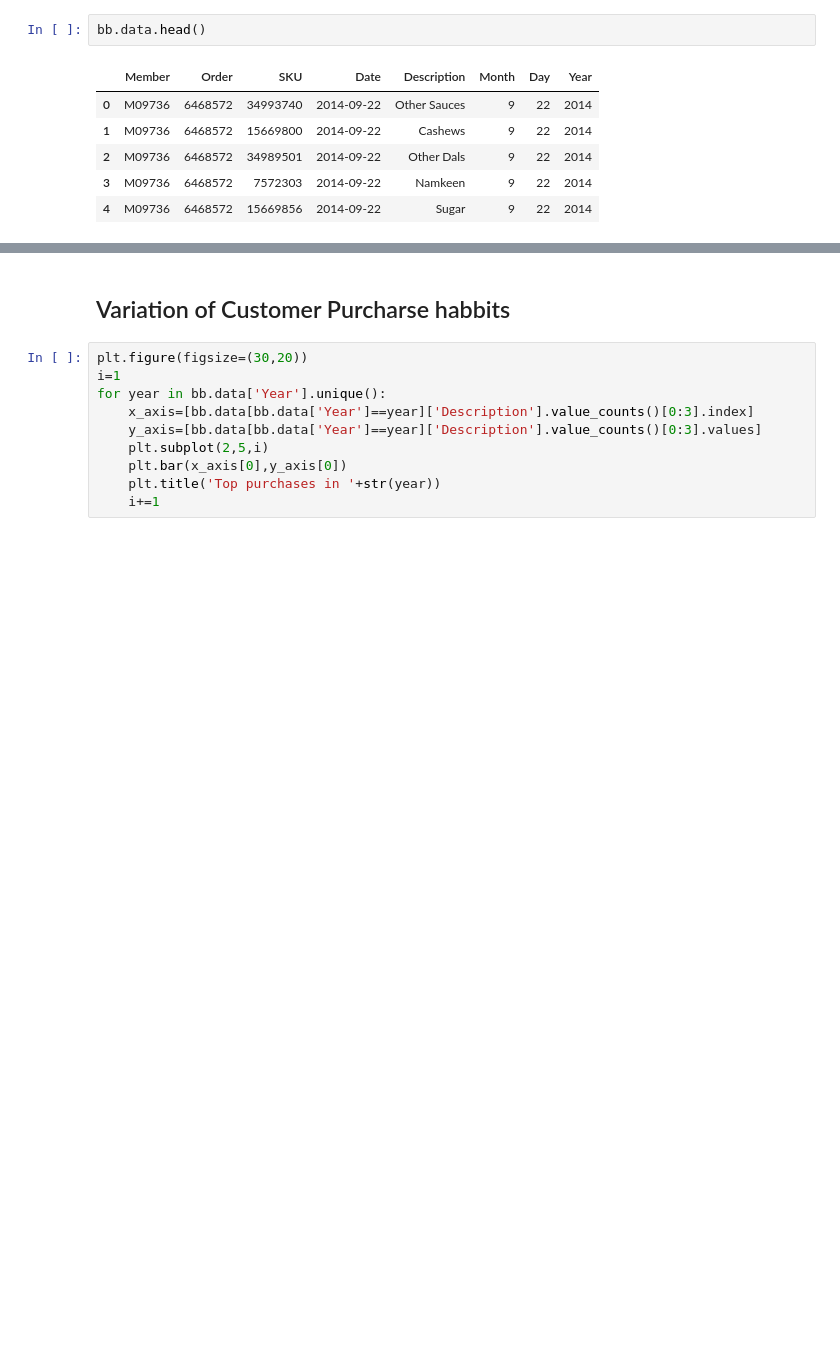
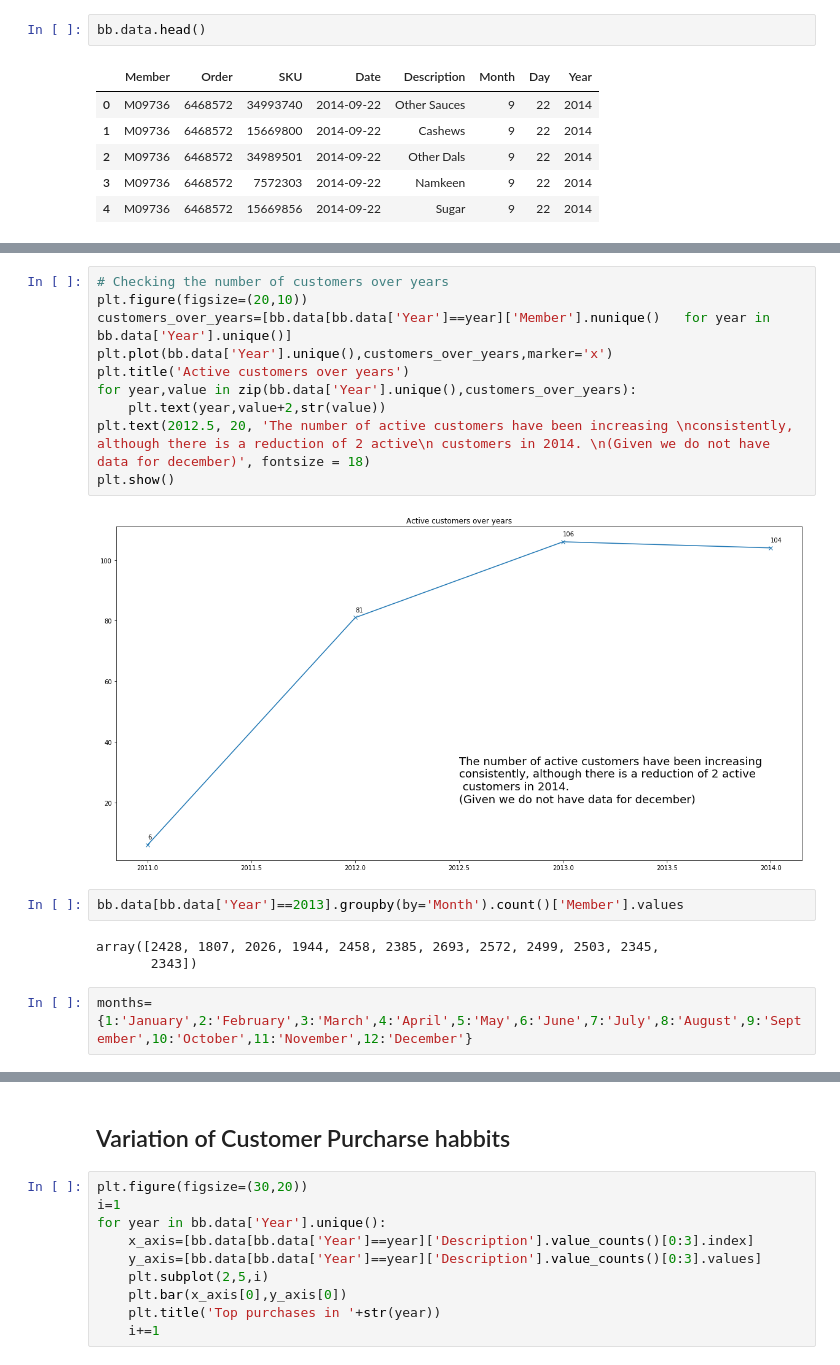
Before and after one commit to sandheepgopinath/Code-Repository, a Jupyter notebook: Machine Learning/RecommenderSystems/Big Basket/EDA and Popularity based recommendations.ipynb, the cells around one changed output, grey strips where cells are left out. Drawn from its saved outputs; the diff is of its cells as text; blank space fills up the shorter version.

```diff
--- a/Machine Learning/RecommenderSystems/Big Basket/EDA and Popularity based recommendations.ipynb
+++ b/Machine Learning/RecommenderSystems/Big Basket/EDA and Popularity based recommendations.ipynb
@@ -69,0 +133,19 @@ bb.data.head()
+# %%
+# Checking the number of customers over years
+plt.figure(figsize=(20,10))
+customers_over_years=[bb.data[bb.data['Year']==year]['Member'].nunique()   for year in bb.data['Year'].unique()]
+plt.plot(bb.data['Year'].unique(),customers_over_years,marker='x')
+plt.title('Active customers over years')
+for year,value in zip(bb.data['Year'].unique(),customers_over_years):
+    plt.text(year,value+2,str(value))
+plt.text(2012.5, 20, 'The number of active customers have been increasing \nconsistently, although there is a reduction of 2 active\n customers in 2014. \n(Given we do not have data for december)', fontsize = 18)
+plt.show()
+# %% [output]
+[figure, added]
+# %%
+bb.data[bb.data['Year']==2013].groupby(by='Month').count()['Member'].values
+# %% [output]
+array([2428, 1807, 2026, 1944, 2458, 2385, 2693, 2572, 2499, 2503, 2345,
+       2343])
+# %%
+months={1:'January',2:'February',3:'March',4:'April',5:'May',6:'June',7:'July',8:'August',9:'September',10:'October',11:'November',12:'December'}
```
Also changed, not shown: parts of 21 cells of this notebook, 20 other files.
